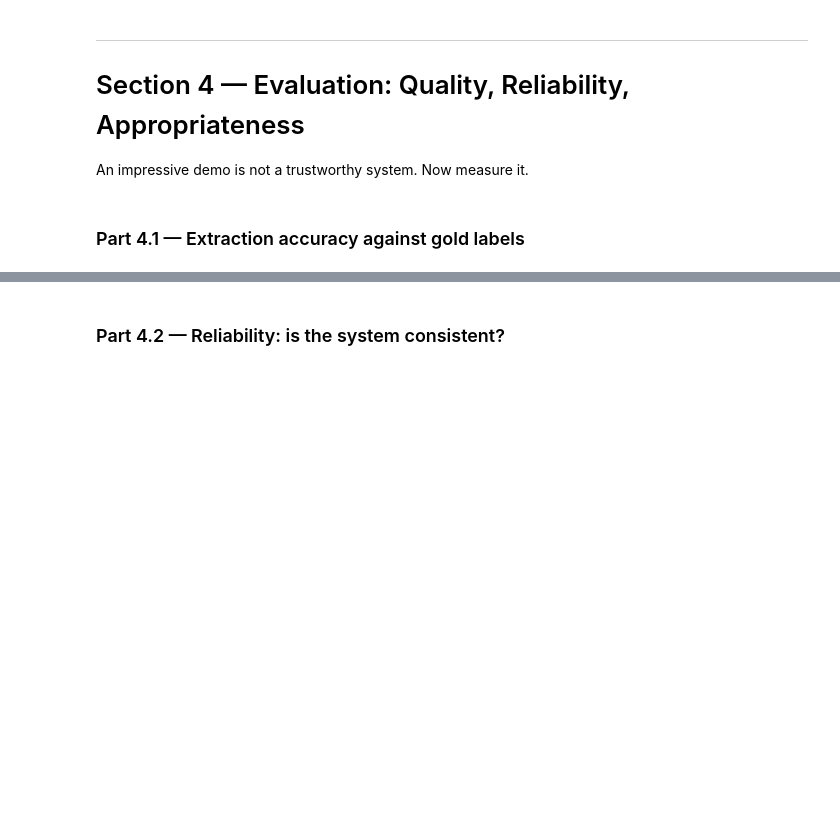
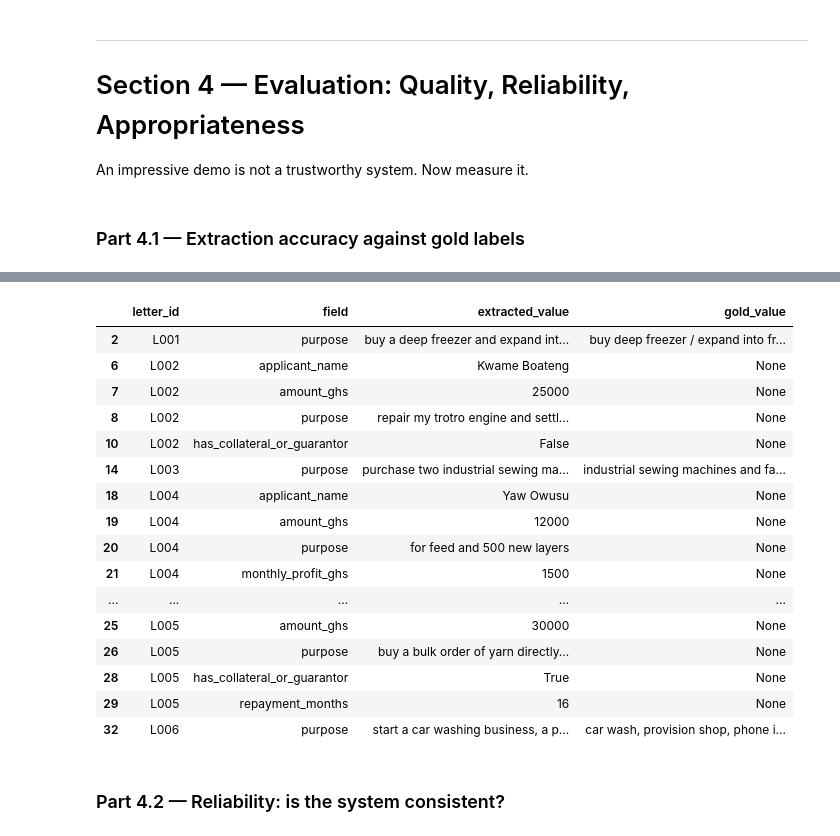
Before and after one commit to amaesinam/Victoria_Nyonator_lab_4, a Jupyter notebook: lab_4.ipynb, the cells around one changed output, grey strips where cells are left out. Saved outputs shown, nothing was run; the diff lists cells and outputs as text; code cells hidden in the pictures; blank space fills up the shorter version.

Commit message:
feat: complete Section 4 - system evaluation, error analysis, and reasoning

```diff
--- a/lab_4.ipynb
+++ b/lab_4.ipynb
@@ -693,0 +688,63 @@ An impressive demo is not a trustworthy system. Now measure it.
+# %%
+import pandas as pd
+
+# 1. Define target fields for evaluation
+EVAL_FIELDS = [
+    "applicant_name",
+    "amount_ghs",
+    "purpose",
+    "monthly_profit_ghs",
+    "has_collateral_or_guarantor",
+    "repayment_months"
+]
+
+# 2. Evaluate extracted data against gold labels
+eval_results = []
+
+for record in extracted_data:
+    letter_id = record["letter_id"]
+    gold_record = GOLD.get(letter_id, {})
+
+    for field in EVAL_FIELDS:
+        extracted_val = record.get(field)
+        gold_val = gold_record.get(field)
+
+        # Compare strings flexibly (strip and lower) or exact values for non-strings
+        if isinstance(extracted_val, str) and isinstance(gold_val, str):
+            is_correct = extracted_val.strip().lower() == gold_val.strip().lower()
+        else:
+            is_correct = extracted_val == gold_val
+
+        eval_results.append({
+            "letter_id": letter_id,
+            "field": field,
+            "extracted_value": extracted_val,
+            "gold_value": gold_val,
+            "is_correct": is_correct
+        })
+
+df_eval = pd.DataFrame(eval_results)
+
+# 3. Compute field-level accuracy
+field_accuracy = df_eval.groupby("field")["is_correct"].mean().reset_index()
+field_accuracy.rename(columns={"is_correct": "accuracy"}, inplace=inplace if 'inplace' in locals() else False)
+field_accuracy["accuracy_pct"] = (field_accuracy["is_correct"] * 100).round(1)
+
+# Overall Accuracy
+overall_accuracy = df_eval["is_correct"].mean() * 100
+
+print("=" * 60)
+print(f"OVERALL EXTRACTION ACCURACY: {overall_accuracy:.1f}%")
+print("=" * 60)
+print("\nFIELD-LEVEL ACCURACY:")
+print(field_accuracy[["field", "accuracy_pct"]].to_string(index=False))
+
+print("\n" + "=" * 60)
+print("MISMATCHES / ERRORS DETECTED:")
+print("=" * 60)
+df_mismatches = df_eval[~df_eval["is_correct"]]
+if df_mismatches.empty:
+    print("Perfect score! No mismatches found.")
+else:
+    display(df_mismatches[["letter_id", "field", "extracted_value", "gold_value"]])
+# %% [output]
@@ -694,3 +767,20 @@ An impressive demo is not a trustworthy system. Now measure it.
+|  | letter_id | field | extracted_value | gold_value |
+| 2 | L001 | purpose | buy a deep freezer and expand int... | buy deep freezer / expand into fr... |
+| 6 | L002 | applicant_name | Kwame Boateng | None |
+| 7 | L002 | amount_ghs | 25000 | None |
+| 8 | L002 | purpose | repair my trotro engine and settl... | None |
+| 10 | L002 | has_collateral_or_guarantor | False | None |
+| 14 | L003 | purpose | purchase two industrial sewing ma... | industrial sewing machines and fa... |
+| 18 | L004 | applicant_name | Yaw Owusu | None |
+| 19 | L004 | amount_ghs | 12000 | None |
+| 20 | L004 | purpose | for feed and 500 new layers | None |
+| 21 | L004 | monthly_profit_ghs | 1500 | None |
+| ... | ... | ... | ... | ... |
+| 25 | L005 | amount_ghs | 30000 | None |
+| 26 | L005 | purpose | buy a bulk order of yarn directly... | None |
+| 28 | L005 | has_collateral_or_guarantor | True | None |
+| 29 | L005 | repayment_months | 16 | None |
+| 32 | L006 | purpose | start a car washing business, a p... | car wash, provision shop, phone i... |
 # %% [markdown]
 ### Part 4.2 — Reliability: is the system consistent?
 # %%
```
Also changed, not shown: parts of 2 cells of this notebook.
